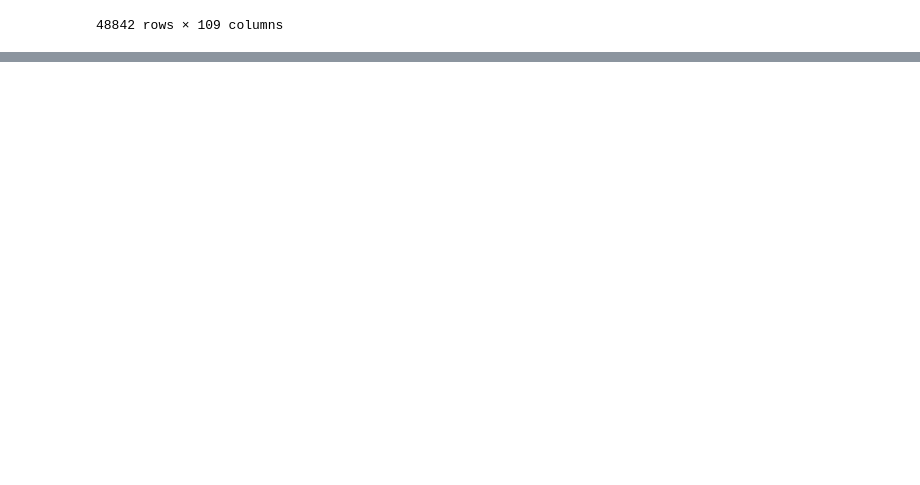
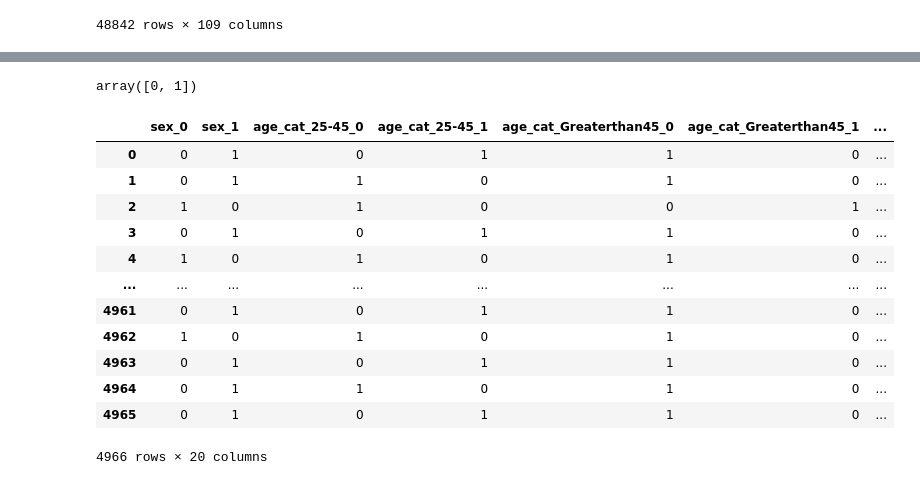
Before and after one commit to tsoudibi/GRAPE, a Jupyter notebook: make_data.ipynb, the cells around one changed output, grey strips where cells are left out. Saved outputs shown, nothing was run; the diff lists cells and outputs as text; code cells hidden in the pictures; blank space fills up the shorter version.

```diff
--- a/make_data.ipynb
+++ b/make_data.ipynb
@@ -43,0 +46,4 @@ pd.DataFrame([len(new_df.columns)-1]).to_csv('index_target.txt', index=False, he
+# %%
+import pandas as pd
+df = pd.read_csv('compas.csv')
+df
@@ -43,0 +64,35 @@ pd.DataFrame([len(new_df.columns)-1]).to_csv('index_target.txt', index=False, he
+# %%
+CAT=['sex','age_cat_25-45','age_cat_Greaterthan45','age_cat_Lessthan25','race_African-American','race_Caucasian','c_charge_degree_F','c_charge_degree_M']
+NUM=['age','juv_misd_count','priors_count']
+LABEL=['twoyearrecid']
+# %%
+df['twoyearrecid'].unique()
+# %% [output]
+array([0, 1])
+# %%
+# apply one-hot encoding catagorical column
+from sklearn.preprocessing import OneHotEncoder
+
+new_df = pd.get_dummies(df[CAT].astype(str)).astype(int)
+new_df[NUM] = df[NUM]
+new_df[LABEL] = df[LABEL]
+# new_df[LABEL] = pd.get_dummies(df[LABEL])[1].astype(int)
+
+new_df.to_csv('data.txt', index=False, header=False,sep=' ')
+# new_df.to_csv('data.csv', index=False, header=False)
+new_df
+# pd.DataFrame(new_df)
+# %% [output]
+|  | sex_0 | sex_1 | age_cat_25-45_0 | age_cat_25-45_1 | age_cat_Greaterthan45_0 | age_cat_Greaterthan45_1 | ... |
+| 0 | 0 | 1 | 0 | 1 | 1 | 0 | ... |
+| 1 | 0 | 1 | 1 | 0 | 1 | 0 | ... |
+| 2 | 1 | 0 | 1 | 0 | 0 | 1 | ... |
+| 3 | 0 | 1 | 0 | 1 | 1 | 0 | ... |
+| 4 | 1 | 0 | 1 | 0 | 1 | 0 | ... |
+| ... | ... | ... | ... | ... | ... | ... | ... |
+| 4961 | 0 | 1 | 0 | 1 | 1 | 0 | ... |
+| 4962 | 1 | 0 | 1 | 0 | 1 | 0 | ... |
+| 4963 | 0 | 1 | 0 | 1 | 1 | 0 | ... |
+| 4964 | 0 | 1 | 1 | 0 | 1 | 0 | ... |
+| 4965 | 0 | 1 | 0 | 1 | 1 | 0 | ... |
+4966 rows × 20 columns
```
Also changed, not shown: parts of 13 cells of this notebook, 31 other files.
